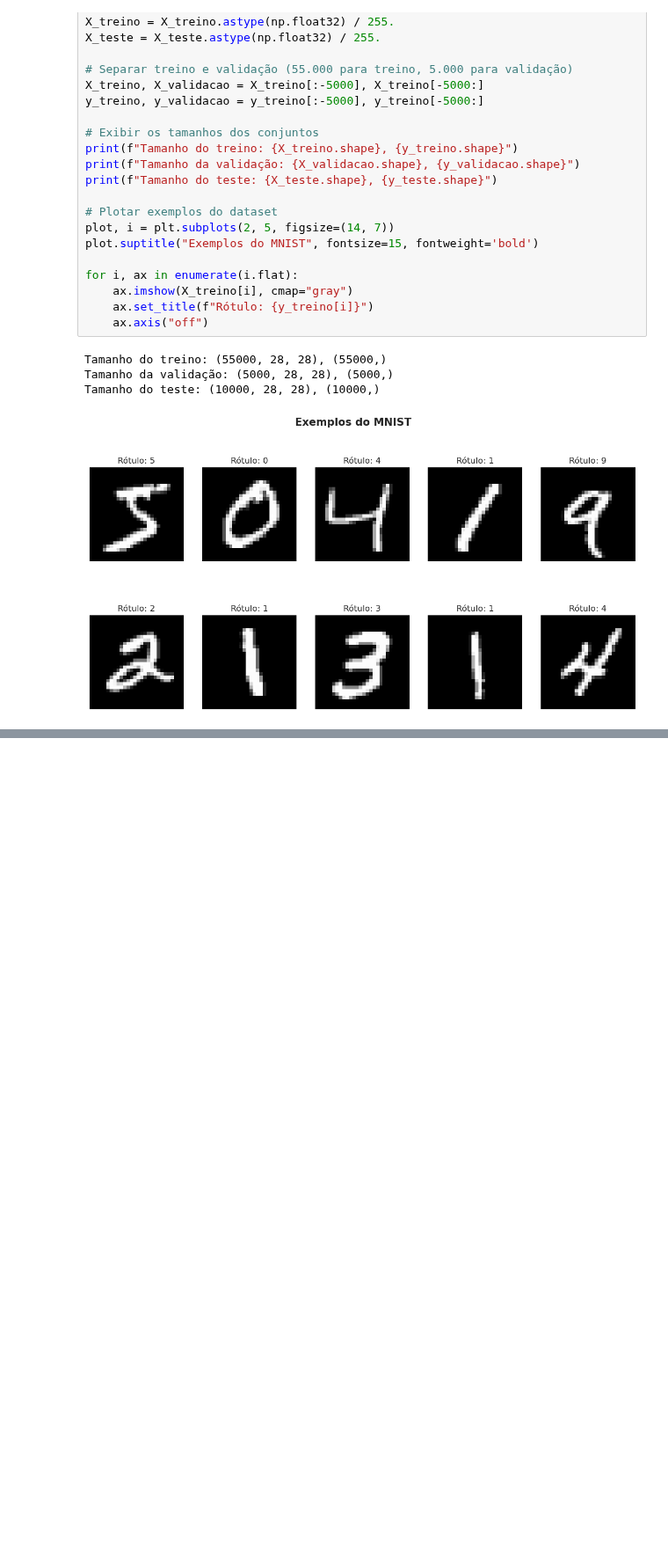
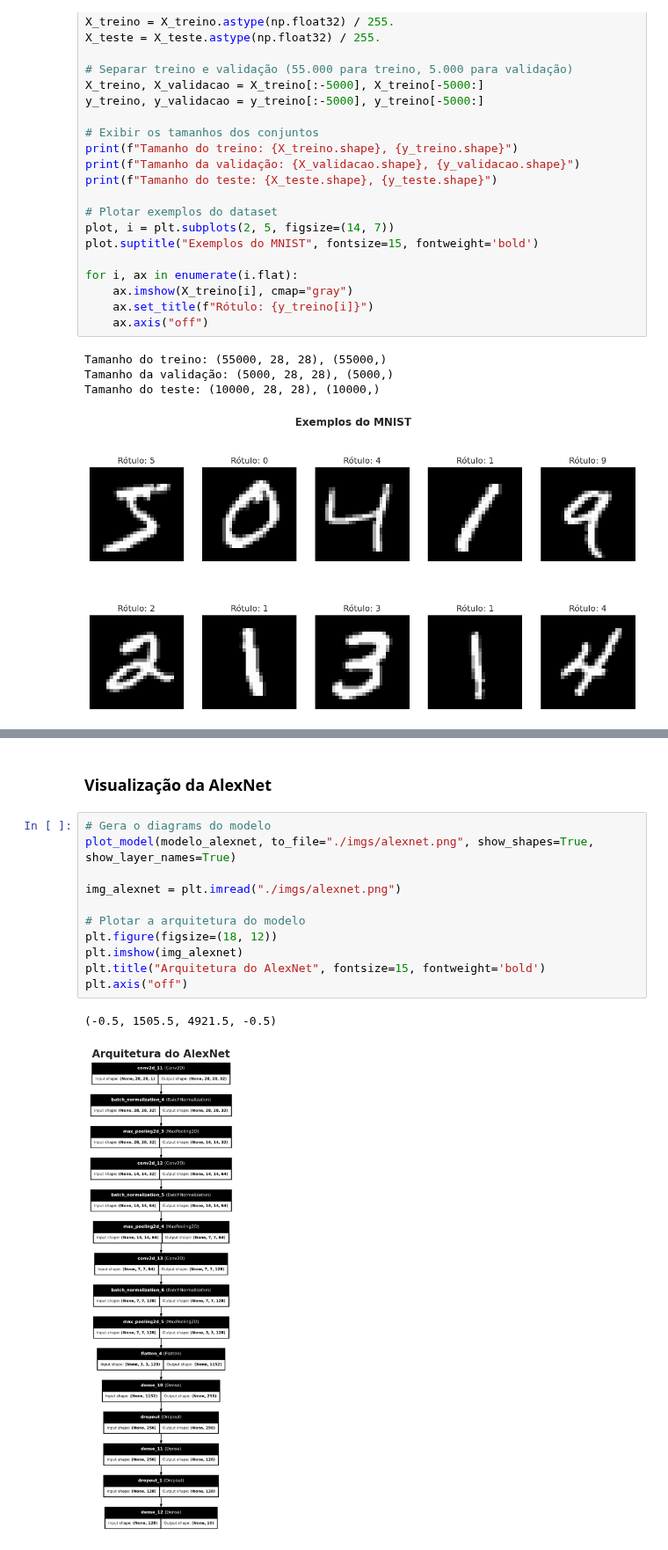
Before and after one commit to guipereira2/Projetos_RedesNeurais, a Jupyter notebook: Projeto 5 - CNN/Projeto5.ipynb, the cells around one changed output, grey strips where cells are left out. Shown at 88% size. Cells and saved outputs as stored; diff of their text form; blank space fills up the shorter version.

```diff
--- a/Projeto 5 - CNN/Projeto5.ipynb
+++ b/Projeto 5 - CNN/Projeto5.ipynb
@@ -79,0 +276,16 @@ Tamanho do teste: (10000, 28, 28), (10000,)
+# %% [markdown]
+### Visualização da AlexNet
+# %%
+# Gera o diagrams do modelo
+plot_model(modelo_alexnet, to_file="./imgs/alexnet.png", show_shapes=True, show_layer_names=True)
+
+img_alexnet = plt.imread("./imgs/alexnet.png")
+
+# Plotar a arquitetura do modelo
+plt.figure(figsize=(18, 12))
+plt.imshow(img_alexnet)
+plt.title("Arquitetura do AlexNet", fontsize=15, fontweight='bold')
+plt.axis("off")
+# %% [output]
+(-0.5, 1505.5, 4921.5, -0.5)
+[figure, added]
```
Also changed, not shown: parts of 41 cells of this notebook, 4 other files.
